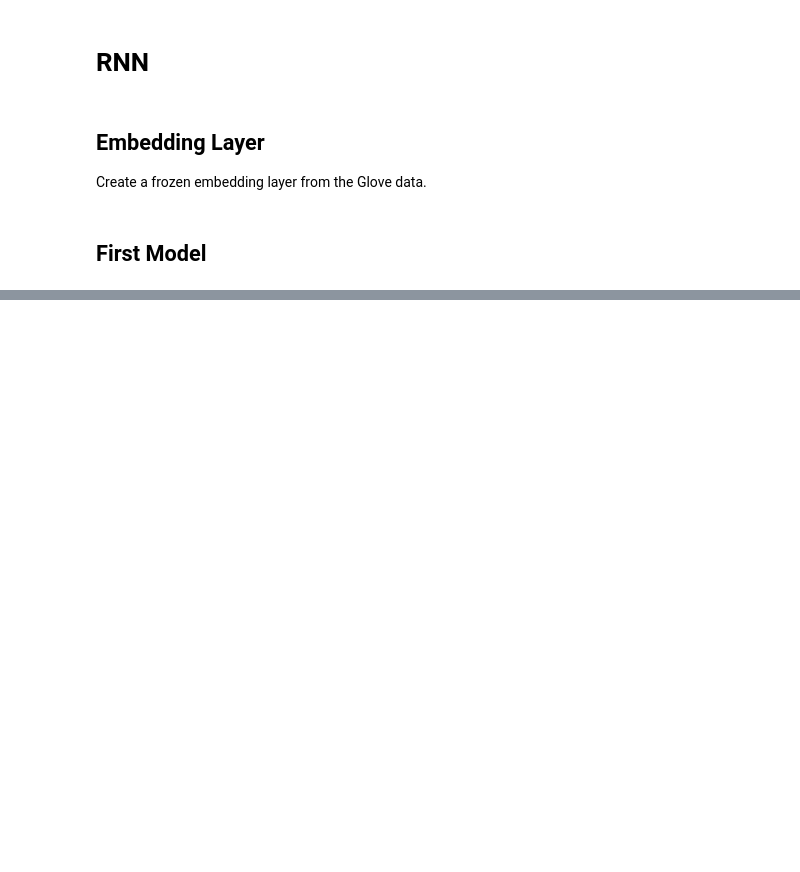
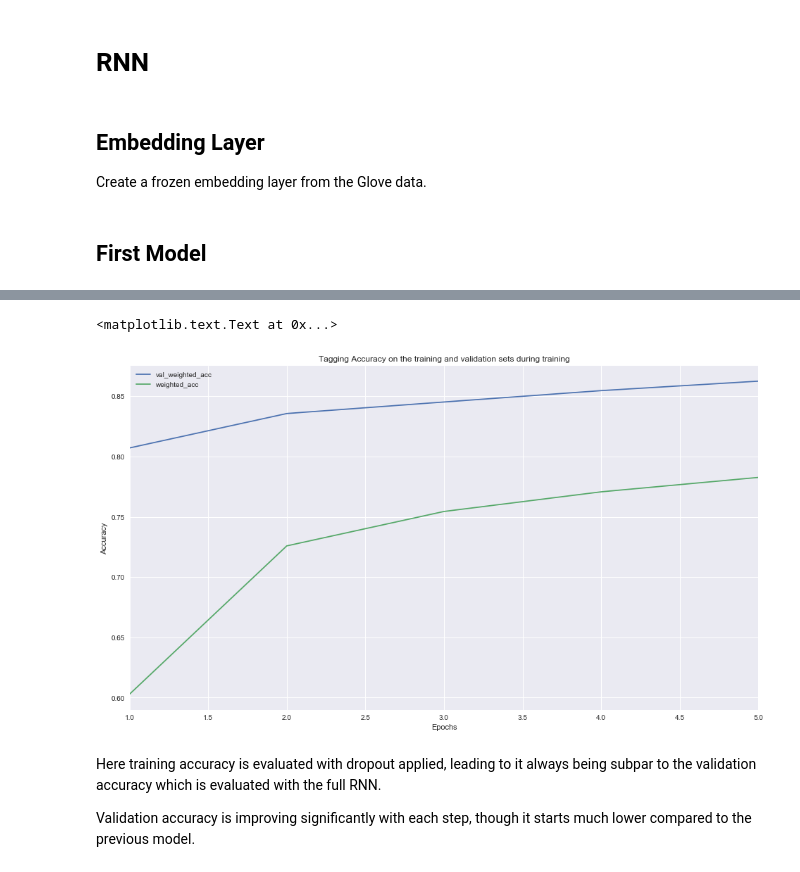
Before and after one commit to gustavgransbo/Data-Science-Playground, a Jupyter notebook: Part of Speech Tagging/3. Part of Speech Tagging - Second attempt with RNN.ipynb, the cells around one changed output, grey strips where cells are left out. Cells and saved outputs as stored; diff of their text form; code cells hidden in the pictures; blank space fills up the shorter version.

Commit message:
Evaluated more RNN architectures

```diff
--- a/Part of Speech Tagging/3. Part of Speech Tagging - Second attempt with RNN.ipynb
+++ b/Part of Speech Tagging/3. Part of Speech Tagging - Second attempt with RNN.ipynb
@@ -526,0 +551,9 @@ df = pd.DataFrame(confusion_matrix(predictions.reshape(2002*159, 18).argmax(1),
+# %%
+model_input = Input(shape=(None,))
+x = embedding_layer(model_input)
+x = Dropout(rate=.5)(x)
+x = BatchNormalization()(x)
+x = GRU(latent_dim, return_sequences=True)(x)
+x = Dropout(rate=.5)(x)
+model_output = Dense(n_labels + 1, activation='softmax')(x)
+model2 = Model(model_input, model_output)
@@ -526,0 +562,9 @@ df = pd.DataFrame(confusion_matrix(predictions.reshape(2002*159, 18).argmax(1),
+# %%
+model2.compile(optimizer='adam', loss='categorical_crossentropy', sample_weight_mode='temporal', weighted_metrics=['accuracy'])
+# %%
+callback = model2.fit(X_train, Y_train,
+          batch_size=64,
+          epochs=5,
+          sample_weight=sample_weights_train,
+          validation_data=(X_dev, Y_dev, sample_weights_dev),
+          callbacks = [History()])
@@ -526,0 +583,3 @@ df = pd.DataFrame(confusion_matrix(predictions.reshape(2002*159, 18).argmax(1),
+# %%
+history_df = pd.DataFrame(callback.history)
+history_df.index = np.arange(1, history_df.shape[0]+1)
@@ -526,0 +595,14 @@ df = pd.DataFrame(confusion_matrix(predictions.reshape(2002*159, 18).argmax(1),
+# %%
+f, ax = plt.subplots(figsize=(16, 9))
+
+history_df[['val_weighted_acc', 'weighted_acc']].plot(ax=ax)
+ax.set_ylabel("Accuracy")
+ax.set_xlabel('Epochs')
+ax.set_title('Tagging Accuracy on the training and validation sets during training')
+# %% [output]
+<matplotlib.text.Text at 0x...>
+[figure, added]
+# %% [markdown]
+Here training accuracy is evaluated with dropout applied, leading to it always being subpar to the validation accuracy which is evaluated with the full RNN.
+
+Validation accuracy is improving significantly with each step, though it starts much lower compared to the previous model.
```
Also changed, not shown: parts of 130 cells of this notebook, 1 other file.
